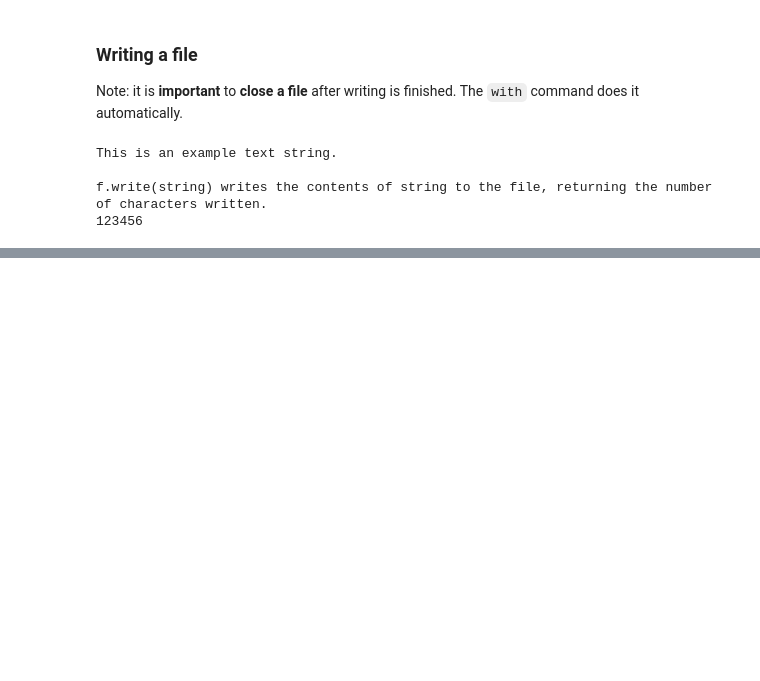
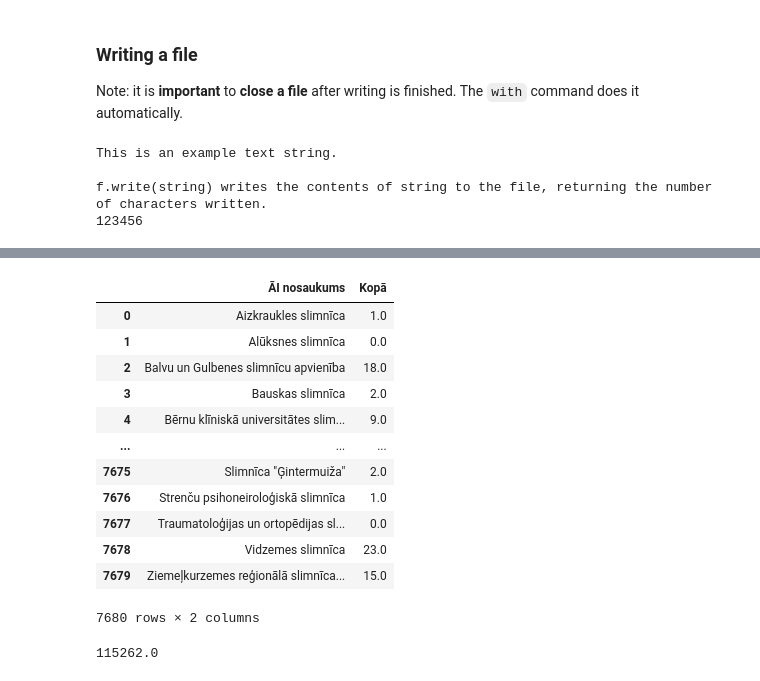
Before and after one commit to CaptSolo/LU_GeoPython_2022, a Jupyter notebook: notebooks/06 - Strings, File Input and Output.ipynb, the cells around one changed output, grey strips where cells are left out. Cells and saved outputs as stored; diff of their text form; code cells hidden in the pictures; blank space fills up the shorter version.

```diff
--- a/notebooks/06 - Strings, File Input and Output.ipynb
+++ b/notebooks/06 - Strings, File Input and Output.ipynb
@@ -367,0 +577,22 @@ f.write(string) writes the contents of string to the file, returning the number
+# %%
+df2 = dataframe[["ĀI nosaukums", "Kopā"]]
+
+df2
+# %% [output]
+|  | ĀI nosaukums | Kopā |
+| 0 | Aizkraukles slimnīca | 1.0 |
+| 1 | Alūksnes slimnīca | 0.0 |
+| 2 | Balvu un Gulbenes slimnīcu apvienība | 18.0 |
+| 3 | Bauskas slimnīca | 2.0 |
+| 4 | Bērnu klīniskā universitātes slim... | 9.0 |
+| ... | ... | ... |
+| 7675 | Slimnīca "Ģintermuiža" | 2.0 |
+| 7676 | Strenču psihoneiroloģiskā slimnīca | 1.0 |
+| 7677 | Traumatoloģijas un ortopēdijas sl... | 0.0 |
+| 7678 | Vidzemes slimnīca | 23.0 |
+| 7679 | Ziemeļkurzemes reģionālā slimnīca... | 15.0 |
+7680 rows × 2 columns
+# %%
+dataframe["Kopā"].sum()
+# %% [output]
+115262.0
```
Also changed, not shown: parts of 21 cells of this notebook.
